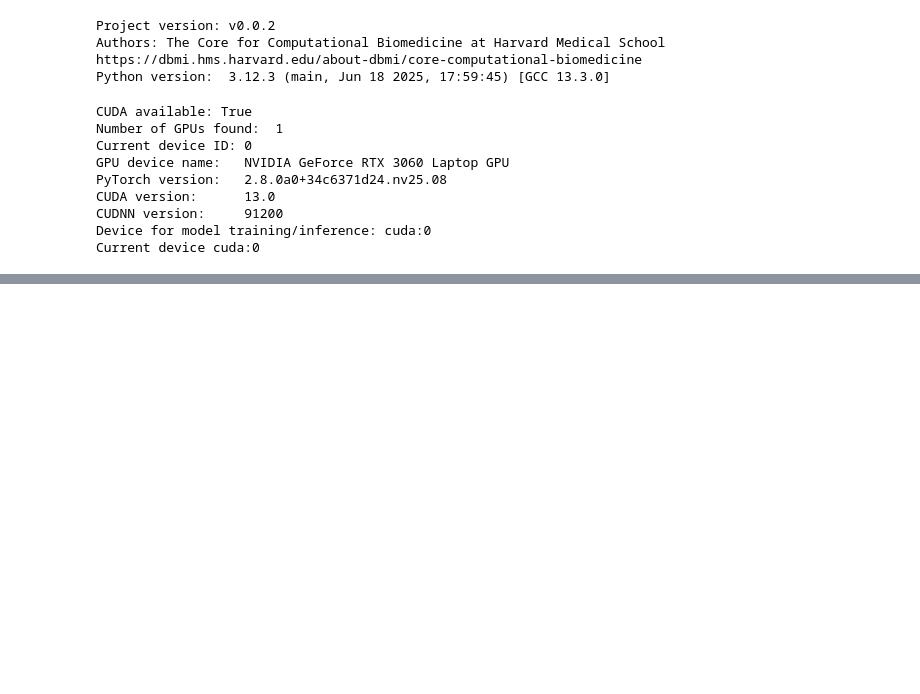
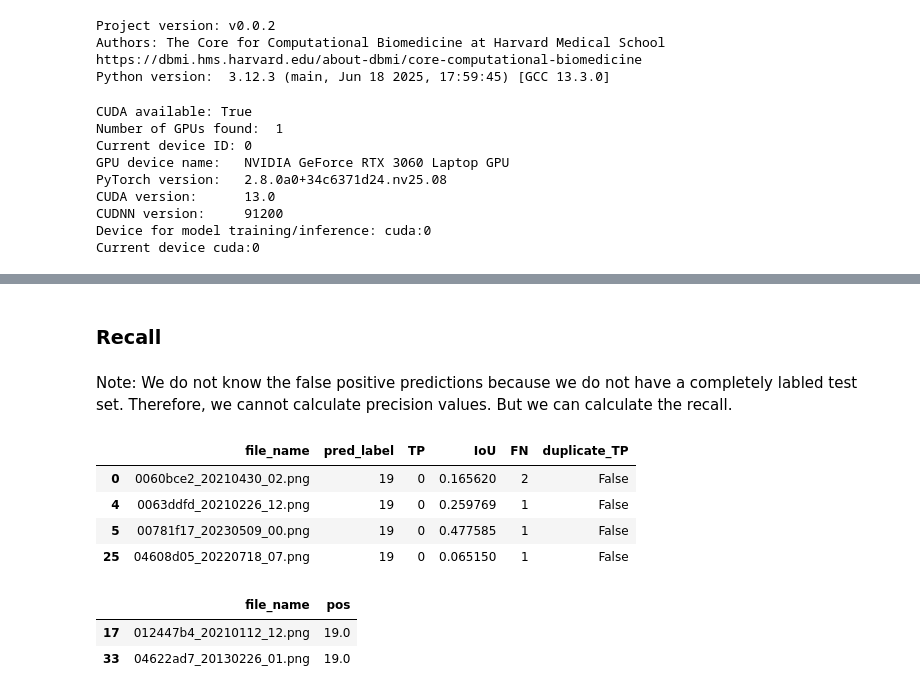
Before and after one commit to ccb-hms/computervision, a Jupyter notebook: notebooks/detection/10_performance_hsdm.ipynb, the cells around one changed output, grey strips where cells are left out. Drawn from its saved outputs; the diff is of its cells as text; code cells hidden in the pictures; blank space fills up the shorter version.

```diff
--- a/notebooks/detection/10_performance_hsdm.ipynb
+++ b/notebooks/detection/10_performance_hsdm.ipynb
@@ -65,0 +252,22 @@ bbox_col = 'bbox'
+# %% [markdown]
+### Recall ###
+# %% [markdown]
+Note: We do not know the false positive predictions because we do not have a completely labled test set.
+Therefore, we cannot calculate precision values. But we can calculate the recall.
+# %%
+pos_list = list(id2label.values())
+pos = 19
+matched_pos = matched_predictions.loc[matched_predictions['pred_label'] == pos]
+missed_pos = missed_predictions.loc[missed_predictions[pos_col] == pos]
+# %%
+display(matched_pos)
+display(missed_pos)
+# %% [output]
+|  | file_name | pred_label | TP | IoU | FN | duplicate_TP |
+| 0 | 0060bce2_20210430_02.png | 19 | 0 | 0.165620 | 2 | False |
+| 4 | 0063ddfd_20210226_12.png | 19 | 0 | 0.259769 | 1 | False |
+| 5 | 00781f17_20230509_00.png | 19 | 0 | 0.477585 | 1 | False |
+| 25 | 04608d05_20220718_07.png | 19 | 0 | 0.065150 | 1 | False |
+|  | file_name | pos |
+| 17 | 012447b4_20210112_12.png | 19.0 |
+| 33 | 04622ad7_20130226_01.png | 19.0 |
```
Also changed, not shown: parts of 6 cells of this notebook, 2 other files.
